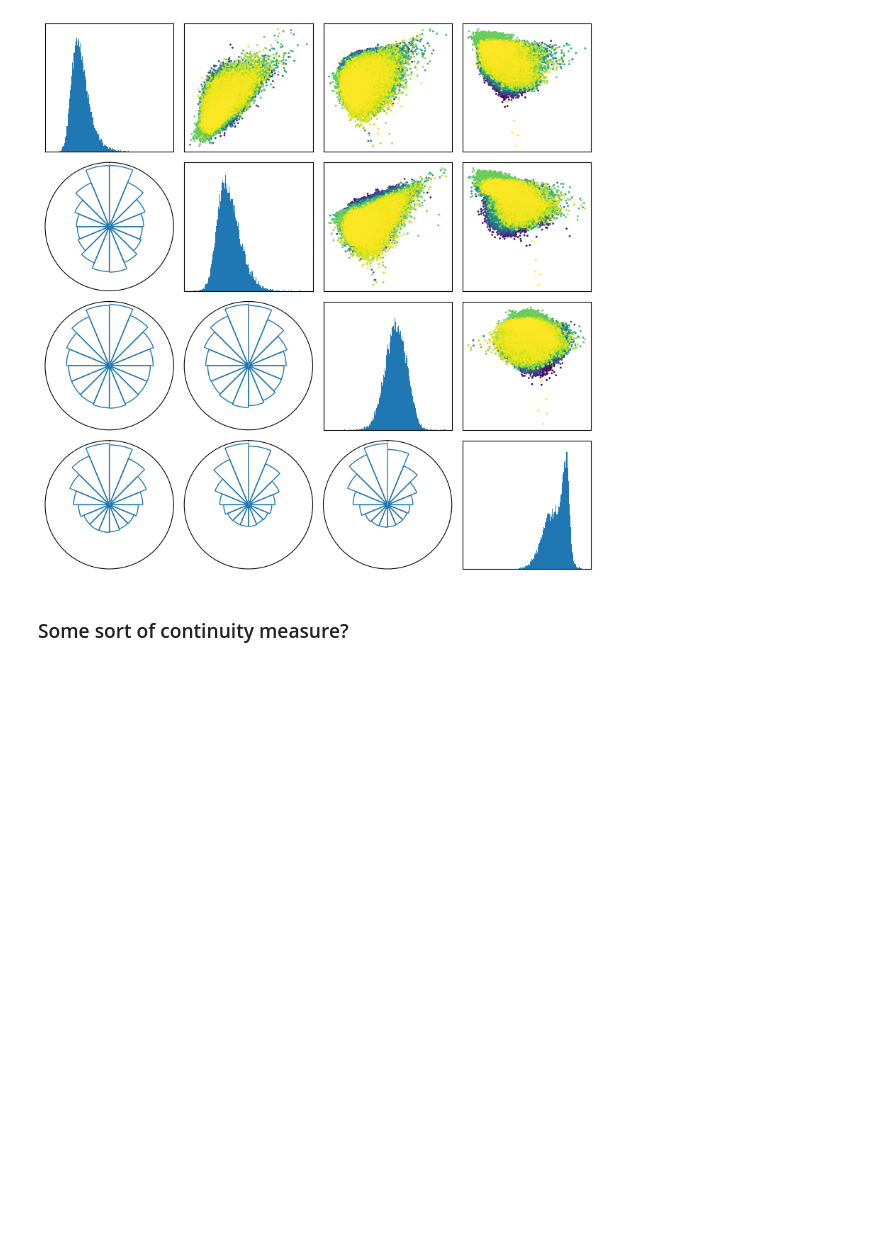
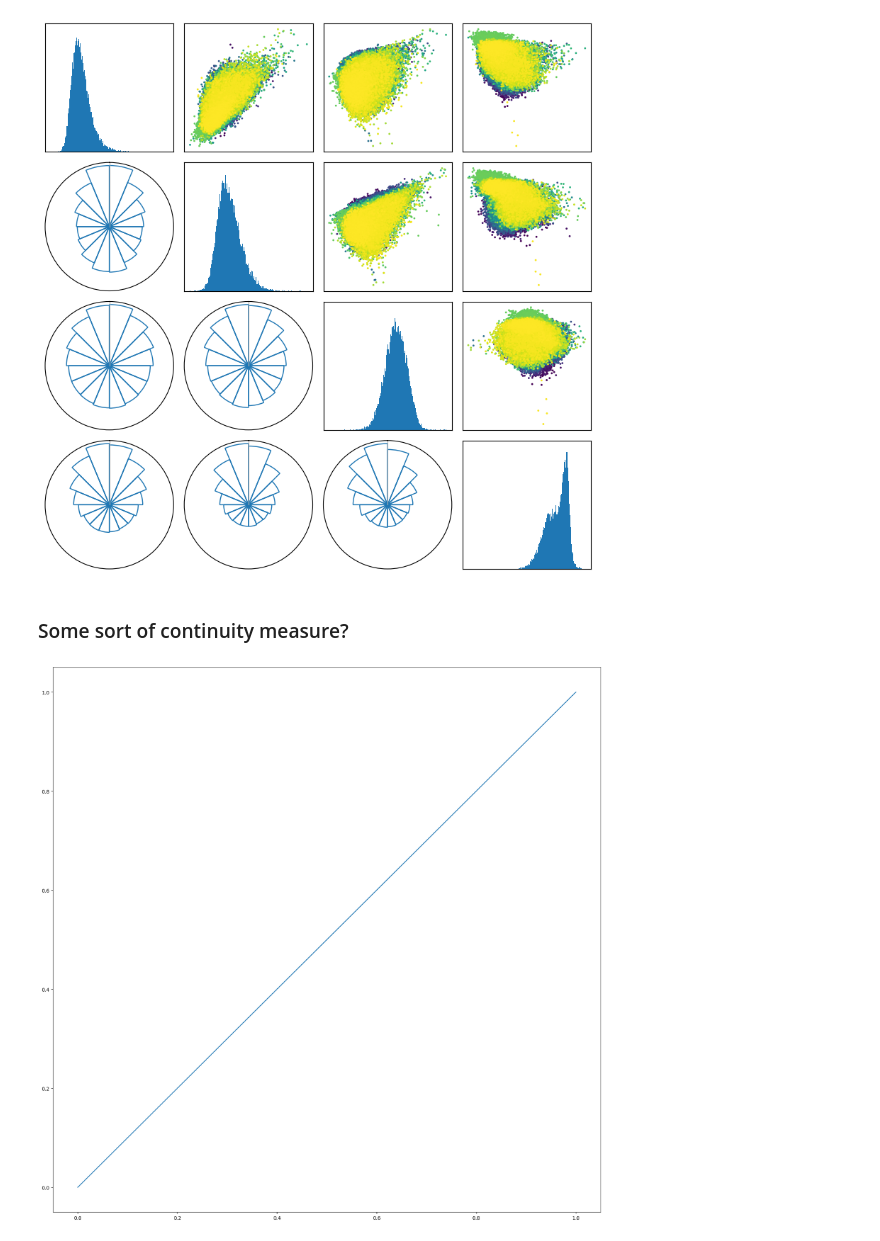
Before and after one commit to draeloslab/AdaptiveLatents, a Jupyter notebook: scripts/visualization_maker.ipynb, the cells around one changed output. Saved outputs shown, nothing was run; the diff lists cells and outputs as text; code cells hidden in the pictures; blank space fills up the shorter version.

```diff
--- a/scripts/visualization_maker.ipynb
+++ b/scripts/visualization_maker.ipynb
@@ -299,30 +365,37 @@ inspect_high_d(A)
 # %%
 def test_making_powerpoints():
     from pathlib import Path
     import io
     from pptx import Presentation
     from pptx.util import Inches, Pt
+    import matplotlib.pyplot as plt
 
     layouts_to_indexes = {
         "title":0,
         "blank":6,
     }
 
     prs = Presentation()
     slide = prs.slides.add_slide(prs.slide_layouts[layouts_to_indexes["blank"]])
 
     In = Inches(1)
     left = top = width = height = Inches(0)
     txBox = slide.shapes.add_textbox(0, 0, 3*In, 2*In)
     tf = txBox.text_frame
 
     tf.text = "This is text inside a textbox"
 
     tf.paragraphs[0].font.size = Pt(10)
 
+    fig, ax = plt.subplots(figsize=(20,20))
+    ax.plot(range(2), range(2))
+
     buf = io.BytesIO()
-    fig.savefig(buf, format='svg')
+    fig.savefig(buf, format='png', dpi=200)
     buf.seek(0)
     slide.shapes.add_picture(buf, 1*In, 1*In, 2*In)
 
-    prs.save(Path("/home/jgould/Dropbox (University of Michigan)/bwruns") / "test.pptx")
+    prs.save(Path("/home/jgould/Dropbox (University of Michigan)/bwruns") / "testy.pptx")
+test_making_powerpoints()
+# %% [output]
+[figure, added]
```
Also changed, not shown: parts of 18 cells of this notebook, 12 other files.
